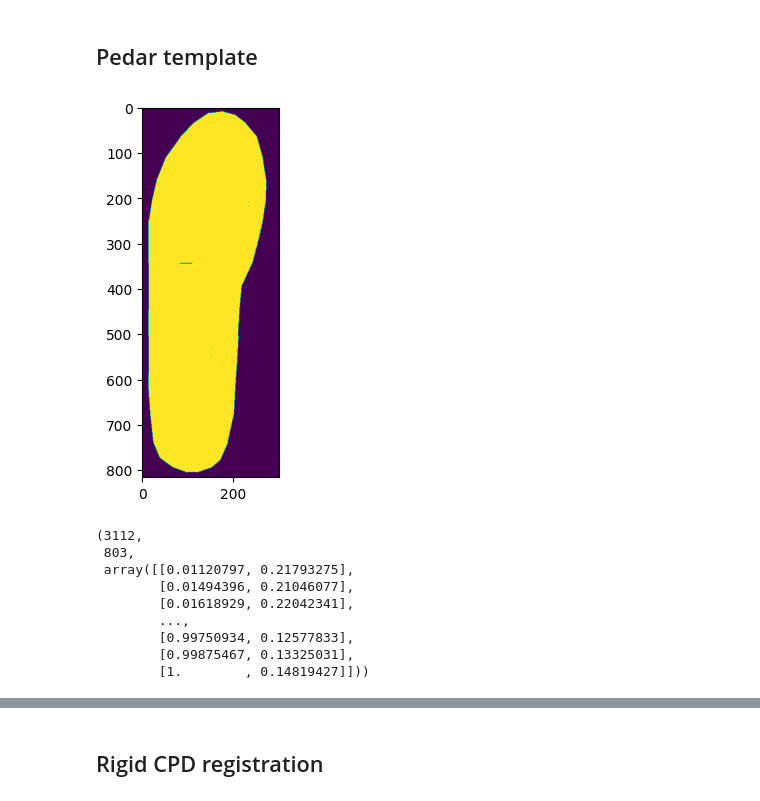
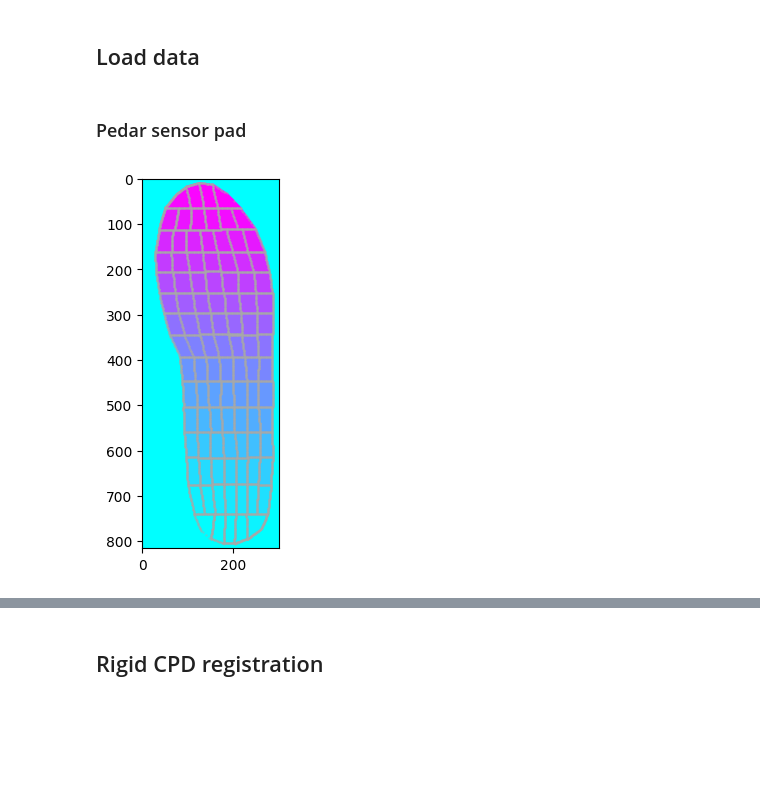
Before and after one commit to liu-qilong/footprint-to-pressure-unified, a Jupyter notebook: notebook/prototype/pedar-footprint-regist.ipynb, the cells around one changed output, grey strips where cells are left out. Cells and saved outputs as stored; diff of their text form; code cells hidden in the pictures; blank space fills up the shorter version.

```diff
--- a/notebook/prototype/pedar-footprint-regist.ipynb
+++ b/notebook/prototype/pedar-footprint-regist.ipynb
@@ -4,2 +6,4 @@ sys.path.append('../..')
+# %% [markdown]
+## Load data
 # %% [markdown]
-## Pedar template
+### Pedar sensor pad
@@ -13,23 +10,31 @@ arr_template = np.array(template).astype(np.float64)
-# %%
-import matplotlib.pyplot as plt
-
-filter_map = (arr_template > 0) * 1.0
-plt.imshow(filter_map)
-plt.show()
-# %% [output]
-[figure, removed]
-# %%
-points_template = np.stack(np.where(filter_map > 0)).T[::50]
-template_bound = points_template.max()
-points_template = points_template / template_bound
-len(points_template), template_bound, points_template
-# %% [output]
-(3112,
- 803,
- array([[0.01120797, 0.21793275],
-        [0.01494396, 0.21046077],
-        [0.01618929, 0.22042341],
-        ...,
-        [0.99750934, 0.12577833],
-        [0.99875467, 0.13325031],
-        [1.        , 0.14819427]]))
+# %%
+import numpy as np
+from PIL import Image, ImageOps
+import matplotlib.pyplot as plt
+
+l_mask_path = '../../data/processed/left_foot_mask.png'
+l_img = Image.open(l_mask_path)
+
+if 'L.jpg' in img_path:
+    arr_pedar = np.array(l_img).astype(np.float64)
+
+elif 'R.jpg' in img_path:
+    r_img = ImageOps.mirror(l_img)
+    arr_pedar = np.array(r_img).astype(np.float64)
+
+else:
+    raise ValueError('Image path should contain "L.jpg" or "R.jpg"')
+
+points_pedar_grid = np.array(np.where(arr_pedar[:-1, : -1] - arr_pedar[1:, 1:] != 0)).T
+
+plt.imshow(arr_pedar, cmap='cool')
+plt.scatter(
+    points_pedar_grid[:, 1],
+    points_pedar_grid[:, 0],
+    s=0.1,
+    c='darkgray',
+)
+plt.gca().set_aspect('equal')
+plt.show()
+# %% [output]
+[figure, added]
```
Also changed, not shown: parts of 25 cells of this notebook, 7 other files.
